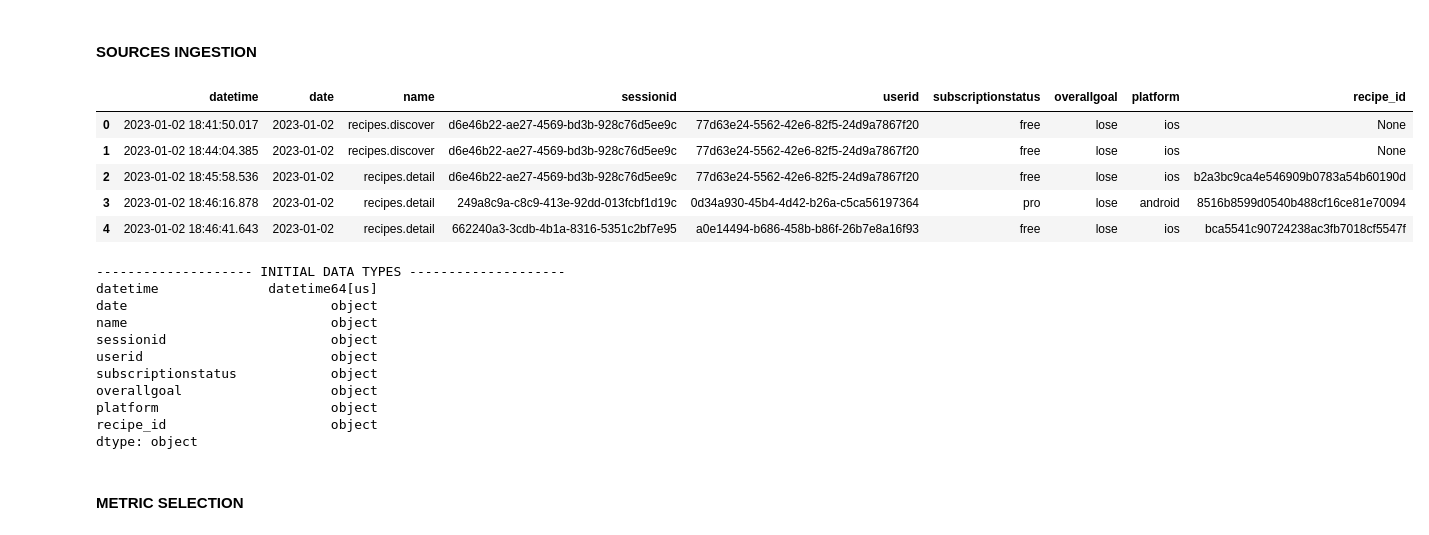
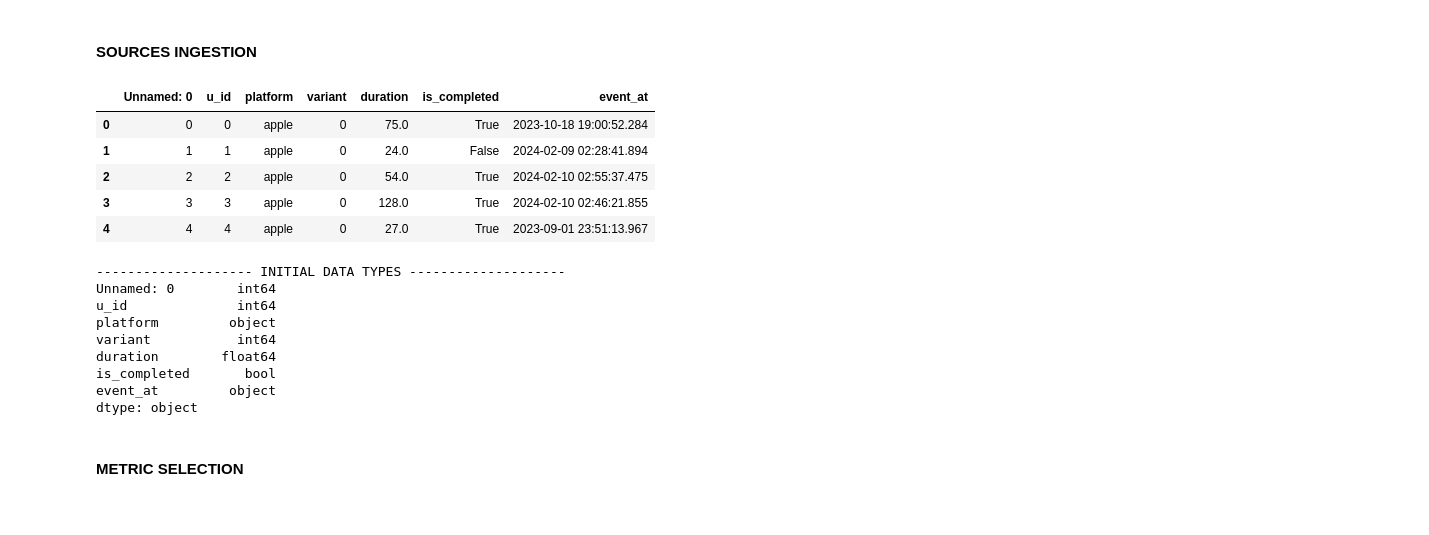
Before and after one commit to EAlmazanG/ab-test-framework, a Jupyter notebook: notebooks/ab-test_example_1.ipynb, the cells around one changed output. Cells and saved outputs as stored; diff of their text form; code cells hidden in the pictures.

Commit message:
end test 1

```diff
--- a/notebooks/ab-test_example_1.ipynb
+++ b/notebooks/ab-test_example_1.ipynb
@@ -30,33 +30,31 @@ importlib.reload(ab_tests)
 #### SOURCES INGESTION
 # %%
 # Load raw data
-file_name = 'ab_test_example_1.parquet'
-df_raw = pd.read_parquet('../data/' + file_name)
+file_name = 'ab_test_example_1.csv'
+df_raw = pd.read_csv('../data/' + file_name)
 display(df_raw.head(5))
 
 # Make a copy
 df = df_raw.copy()
 
 # Check dtypes
 print_title('INITIAL DATA TYPES')
 print(df.dtypes)
 # %% [output]
-|  | datetime | date | name | sessionid | userid | subscriptionstatus | overallgoal | platform | recipe_id |
-| 0 | 2023-01-02 18:41:50.017 | 2023-01-02 | recipes.discover | d6e46b22-ae27-4569-bd3b-928c76d5ee9c | 77d63e24-5562-42e6-82f5-24d9a7867f20 | free | lose | ios | None |
-| 1 | 2023-01-02 18:44:04.385 | 2023-01-02 | recipes.discover | d6e46b22-ae27-4569-bd3b-928c76d5ee9c | 77d63e24-5562-42e6-82f5-24d9a7867f20 | free | lose | ios | None |
-| 2 | 2023-01-02 18:45:58.536 | 2023-01-02 | recipes.detail | d6e46b22-ae27-4569-bd3b-928c76d5ee9c | 77d63e24-5562-42e6-82f5-24d9a7867f20 | free | lose | ios | b2a3bc9ca4e546909b0783a54b60190d |
-| 3 | 2023-01-02 18:46:16.878 | 2023-01-02 | recipes.detail | 249a8c9a-c8c9-413e-92dd-013fcbf1d19c | 0d34a930-45b4-4d42-b26a-c5ca56197364 | pro | lose | android | 8516b8599d0540b488cf16ce81e70094 |
-| 4 | 2023-01-02 18:46:41.643 | 2023-01-02 | recipes.detail | 662240a3-3cdb-4b1a-8316-5351c2bf7e95 | a0e14494-b686-458b-b86f-26b7e8a16f93 | free | lose | ios | bca5541c90724238ac3fb7018cf5547f |
+|  | Unnamed: 0 | u_id | platform | variant | duration | is_completed | event_at |
+| 0 | 0 | 0 | apple | 0 | 75.0 | True | 2023-10-18 19:00:52.284 |
+| 1 | 1 | 1 | apple | 0 | 24.0 | False | 2024-02-09 02:28:41.894 |
+| 2 | 2 | 2 | apple | 0 | 54.0 | True | 2024-02-10 02:55:37.475 |
+| 3 | 3 | 3 | apple | 0 | 128.0 | True | 2024-02-10 02:46:21.855 |
+| 4 | 4 | 4 | apple | 0 | 27.0 | True | 2023-09-01 23:51:13.967 |
 -------------------- INITIAL DATA TYPES --------------------
-datetime              datetime64[us]
-date                          object
-name                          object
-sessionid                     object
-userid                        object
-subscriptionstatus            object
-overallgoal                   object
-platform                      object
-recipe_id                     object
+Unnamed: 0        int64
+u_id              int64
+platform         object
+variant           int64
+duration        float64
+is_completed       bool
+event_at         object
 dtype: object
 # %% [markdown]
 #### METRIC SELECTION
```
Also changed, not shown: parts of 20 cells of this notebook, 1 other file.
